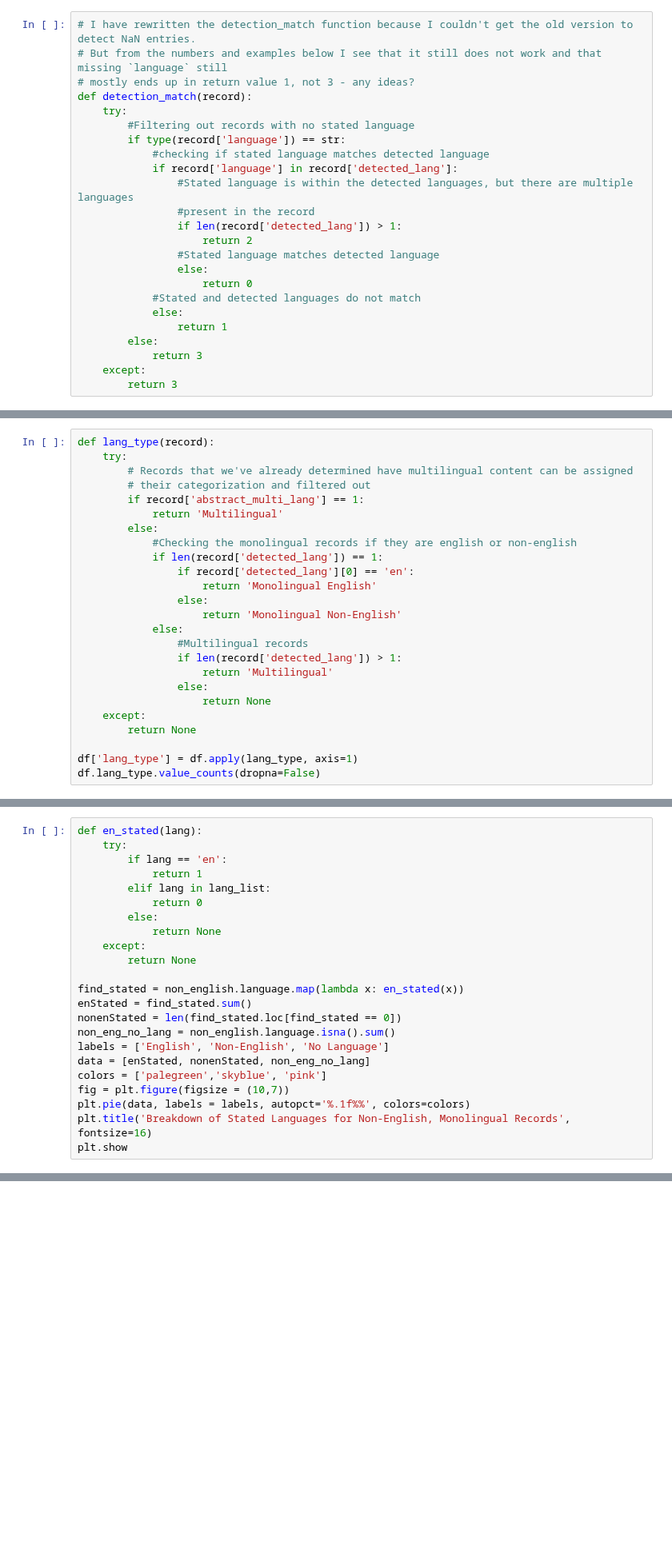
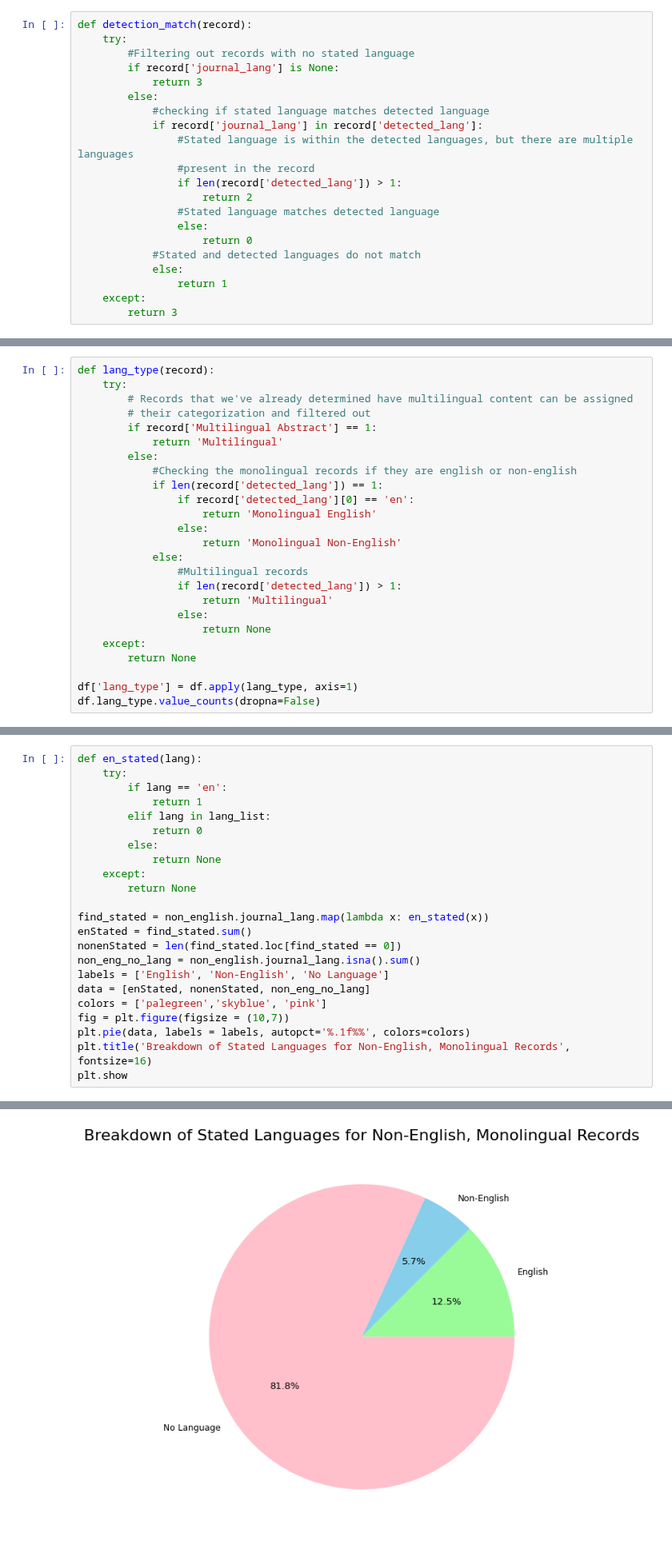
Before and after one commit to ShillyJWakes/crossref-metadata-heurestics, a Jupyter notebook: notebooks/04_language_detection.ipynb, the cells around one changed output, grey strips where cells are left out. Shown at 80% size. Cells and saved outputs as stored; diff of their text form; blank space fills up the shorter version.

```diff
--- a/notebooks/04_language_detection.ipynb
+++ b/notebooks/04_language_detection.ipynb
@@ -102,13 +158,12 @@ df['detected_lang'].value_counts().head(20)
 # %%
-# I have rewritten the detection_match function because I couldn't get the old version to detect NaN entries.
-# But from the numbers and examples below I see that it still does not work and that missing `language` still
-# mostly ends up in return value 1, not 3 - any ideas?
 def detection_match(record):
     try:
         #Filtering out records with no stated language
-        if type(record['language']) == str:
+        if record['journal_lang'] is None:
+            return 3
+        else:
             #checking if stated language matches detected language
-            if record['language'] in record['detected_lang']:
+            if record['journal_lang'] in record['detected_lang']:
                 #Stated language is within the detected languages, but there are multiple languages
                 #present in the record
                 if len(record['detected_lang']) > 1:
@@ -119,8 +174,6 @@ def detection_match(record):
             #Stated and detected languages do not match
             else:
                 return 1
-        else:
-            return 3
     except:
         return 3
 # %%
@@ -158,7 +218,7 @@ def lang_type(record):
     try:
         # Records that we've already determined have multilingual content can be assigned
         # their categorization and filtered out
-        if record['abstract_multi_lang'] == 1:
+        if record['Multilingual Abstract'] == 1:
             return 'Multilingual'
         else:
             #Checking the monolingual records if they are english or non-english
@@ -289,10 +407,10 @@ def en_stated(lang):
     except:
         return None
 
-find_stated = non_english.language.map(lambda x: en_stated(x))
+find_stated = non_english.journal_lang.map(lambda x: en_stated(x))
 enStated = find_stated.sum()
 nonenStated = len(find_stated.loc[find_stated == 0])
-non_eng_no_lang = non_english.language.isna().sum()
+non_eng_no_lang = non_english.journal_lang.isna().sum()
 labels = ['English', 'Non-English', 'No Language']
 data = [enStated, nonenStated, non_eng_no_lang]
 colors = ['palegreen','skyblue', 'pink']
@@ -300,3 +418,4 @@ fig = plt.figure(figsize = (10,7))
 plt.pie(data, labels = labels, autopct='%.1f%%', colors=colors)
 plt.title('Breakdown of Stated Languages for Non-English, Monolingual Records', fontsize=16)
 plt.show
+# %% [output]
@@ -303 +423,2 @@ plt.show
+[figure, added]
 # %%
```
Also changed, not shown: parts of 23 cells of this notebook, 5 other files.
